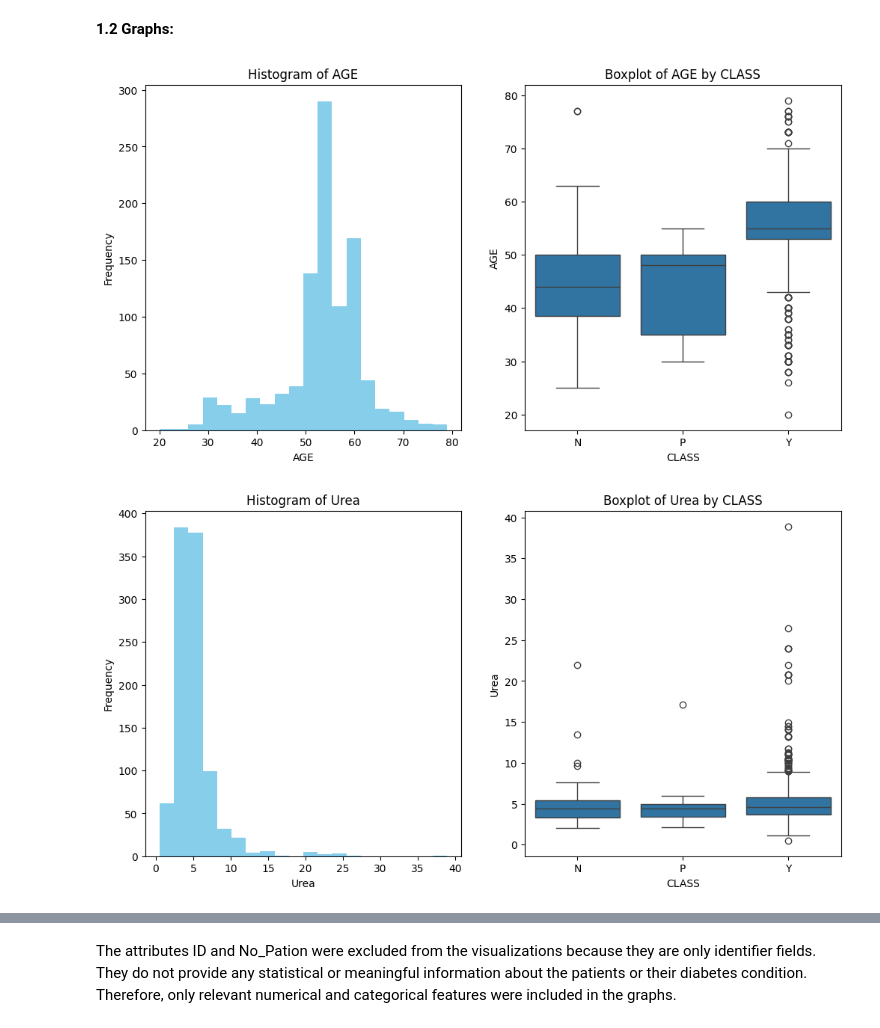
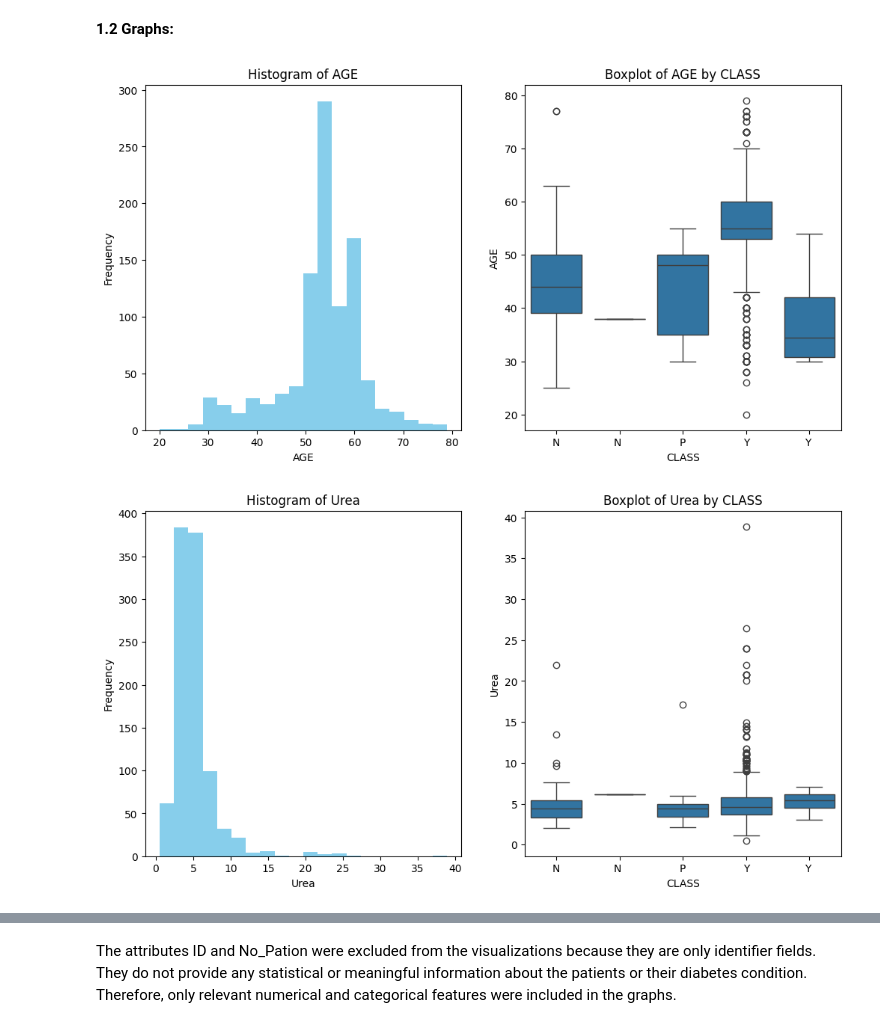
Before and after one commit to yaraaldos/Diabetes-risk-prediction, a Jupyter notebook: Phase2.ipynb, the cells around one changed output, grey strips where cells are left out. Saved outputs shown, nothing was run; the diff lists cells and outputs as text; code cells hidden in the pictures.

```diff
--- a/Phase2.ipynb
+++ b/Phase2.ipynb
@@ -82,34 +82,33 @@ The results show how much each variable deviates from its mean value.
 
 import seaborn as sns
 
-df['CLASS'] = df['CLASS'].str.strip().str.upper()
 
 numeric_cols = df.select_dtypes(include=["int64", "float64"]).columns.tolist()
 numeric_cols = [col for col in numeric_cols if col not in ["ID", "No_Pation"]]
 
 
 for col in numeric_cols:
     vals = df[col].dropna()
 
     plt.figure(figsize=(12,6))
 
      #Histogram
     plt.subplot(1, 2, 1)
     plt.hist(vals, bins=20, color="skyblue")
     plt.title(f"Histogram of {col}")
     plt.xlabel(col)
     plt.ylabel("Frequency")
 
      # box plot
     plt.subplot(1, 2, 2)
     sns.boxplot(x="CLASS", y=col, data=df)
     plt.title(f"Boxplot of {col} by CLASS")
     plt.xlabel("CLASS")
     plt.ylabel(col)
 
 
 
 plt.show()
 # %% [output]
-[figure, old version]
+[figure, new version]
-[figure, old version]
+[figure, new version]
```
Also changed, not shown: parts of 2 cells of this notebook.
